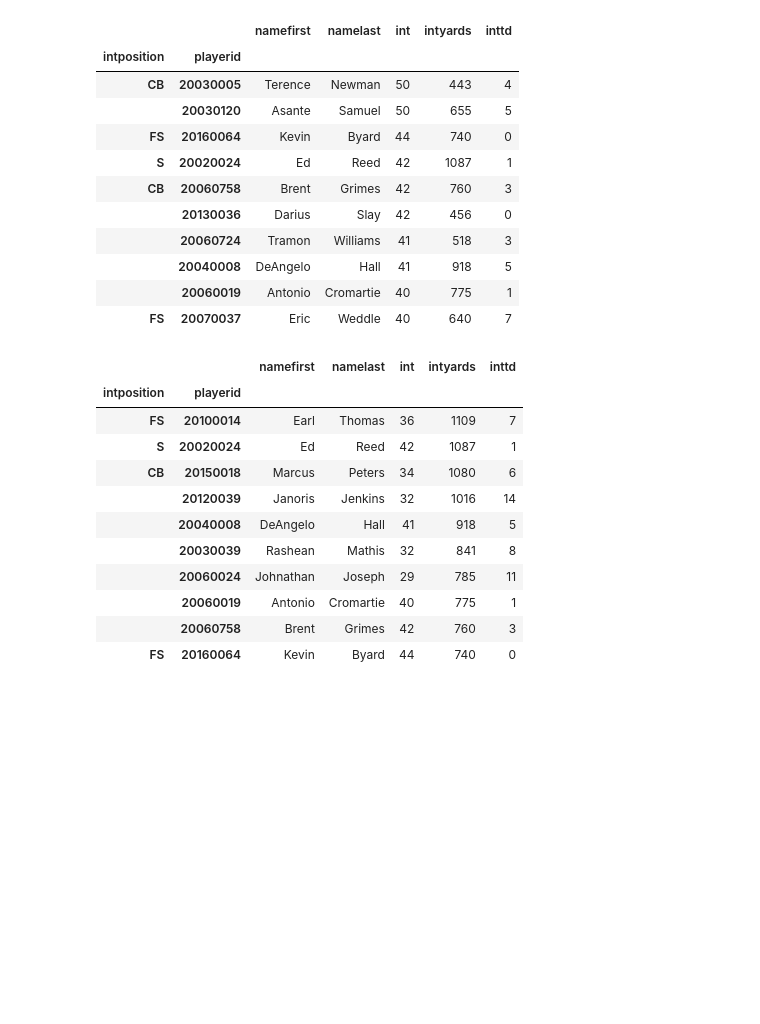
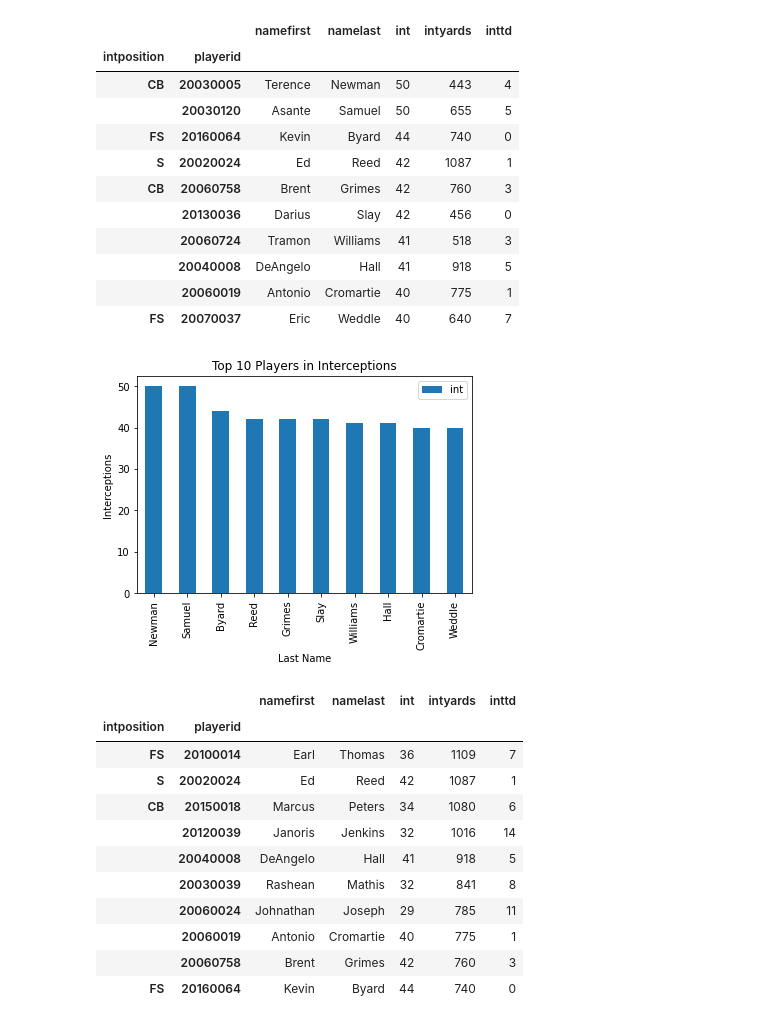
Before and after one commit to grahamendean/ETL-Project, a Jupyter notebook: Code/NFL_Analysis.ipynb, the cells around one changed output. Drawn from its saved outputs; the diff is of its cells as text; code cells hidden in the pictures; blank space fills up the shorter version.

Commit message:
fixed analysis and added graphs

```diff
--- a/Code/NFL_Analysis.ipynb
+++ b/Code/NFL_Analysis.ipynb
@@ -39,6 +39,14 @@ NFL_Total_Int
 |  | 20040008 | DeAngelo | Hall | 41 | 918 | 5 |
 |  | 20060019 | Antonio | Cromartie | 40 | 775 | 1 |
 | FS | 20070037 | Eric | Weddle | 40 | 640 | 7 |
+# %%
+NFL_Total_Int.plot(x ='namelast', y='int', kind = 'bar')
+plt.title('Top 10 Players in Interceptions')
+plt.xlabel('Last Name')
+plt.ylabel('Interceptions')
+plt.savefig('Top_10_INT.png')
+# %% [output]
+[figure, added]
 # %%
 NFL_Total_Intyards = NFL_Int.sort_values(['intyards'],ascending=False).head(10)
 NFL_Total_Intyards
```
Also changed, not shown: parts of 7 cells of this notebook, 2 other files.
